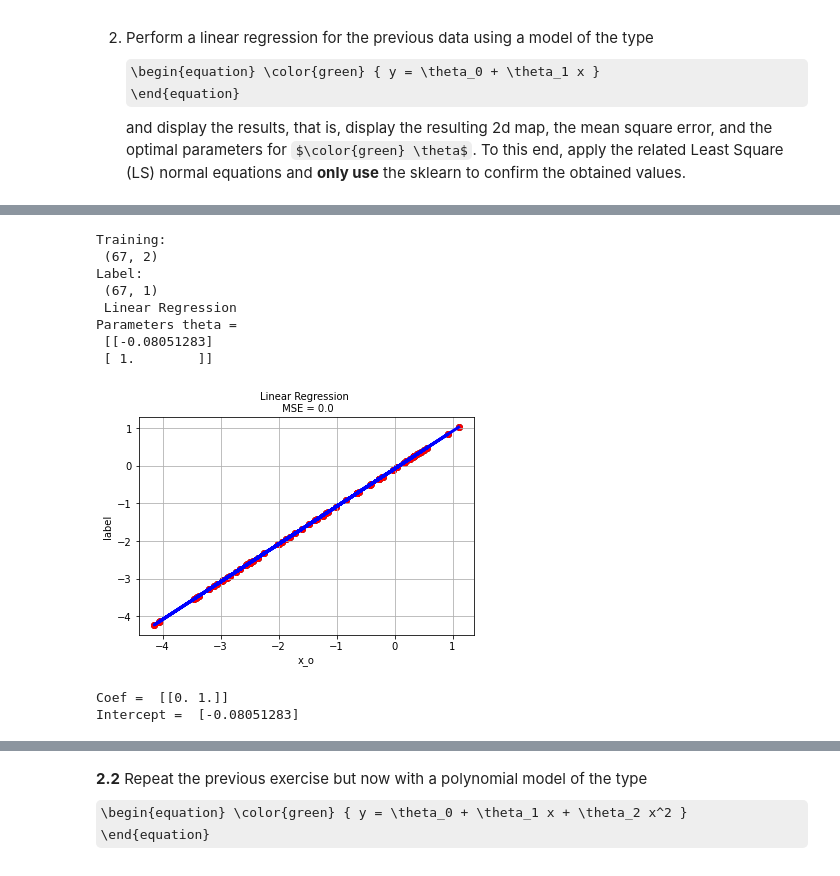
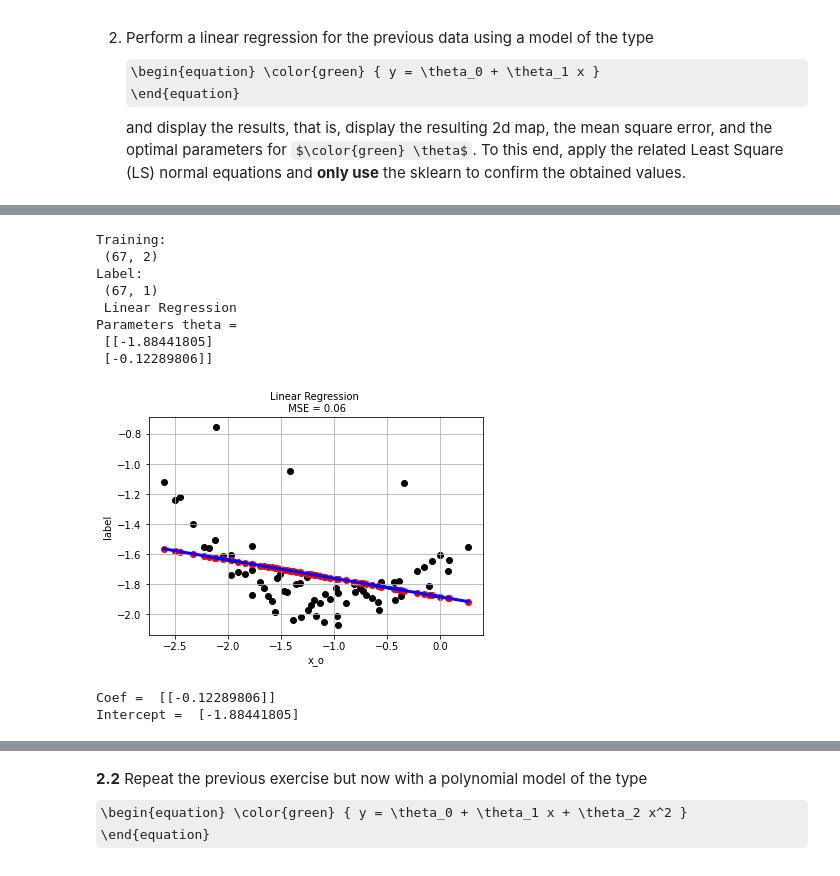
Before and after one commit to FilippoComastri/Project_ML1, a Jupyter notebook: ML_project1.ipynb, the cells around one changed output, grey strips where cells are left out. Saved outputs shown, nothing was run; the diff lists cells and outputs as text; code cells hidden in the pictures; some formulas as TeX source.

Commit message:
linear regression

```diff
--- a/ML_project1.ipynb
+++ b/ML_project1.ipynb
@@ -419,8 +415,6 @@ and display the results, that is, display the resulting 2d map, the mean square
 # Part 2.1.1
 
 Lidar_range = df.iloc[:, np.arange(5,365,1)].values
-
-
 
 #Build the cloud points in 2D plan
 x_o, y_o = [], []
@@ -428,14 +422,19 @@ angle = np.linspace(-179, 180, num=360)
 
 t=5*10   # t = 5 sec * 1/sample_time
 
+print(Lidar_range[t])
+print(range(len(Lidar_range[t])))
+print(Lidar_range[t][279])
+print(angle[279])
+
 for i in range(len(Lidar_range[t])):
   if Lidar_range[t][i] > 0:
-    x_o.append(x_time[t]+Lidar_range[t][i]*np.cos(angle[i]))
-    y_o.append(y_time[t]+Lidar_range[t][i]*np.sin(angle[i]))
-
+    x_o.append(x_time[t]+Lidar_range[t][i]*np.cos(angle[i]*math.pi/180))
+    y_o.append(y_time[t]+Lidar_range[t][i]*np.sin(angle[i]*math.pi/180))
 
 plt.figure()
 plt.scatter(x_o, y_o, color='b')
+plt.scatter(x_time[t], y_time[t], color='r')
 plt.title('Cloud points t=5s')
 plt.ylabel('y_o')
 plt.xlabel('x_o')
@@ -445,22 +461,21 @@ plt.grid();
 # %%
-# Linear regression for x_o
+# Part 2.1.2
+
+# Linear regression
 
 import numpy as np
 from scipy import linalg
 from sklearn.metrics import mean_squared_error
 import matplotlib.pyplot as plt
 
-x = df["x"].values
+x_o_mat = np.array(x_o).reshape(len(x_o),1)
 
 #Create X matrix with ones
 X = np.ones((len(x_o), 1), dtype=float)
-X = np.concatenate((X, np.array(x_o).reshape(len(x_o),1)), axis = 1)
+X = np.concatenate((X, x_o_mat), axis = 1)
 #Create Y matrix
-Y=[]
-for i in range(len(Lidar_range[t])):
-  if Lidar_range[t][i] > 0:
-    Y.append(x[t]+Lidar_range[t][i]*np.cos(angle[i]))
-Y = np.array(Y).reshape(len(Y),1)
+
+Y = np.array(y_o).reshape(len(y_o),1)
 
 print("Training:\n", X.shape)
 print("Label:\n", Y.shape)
@@ -482,36 +497,36 @@ Y_predict = X @ theta
 
 #Model's error
 MSE = mean_squared_error(Y, Y_predict)
 
 ### Plot
 plt.scatter(x_o, Y, color="black")
 plt.scatter(x_o,Y_predict,color="red")
 plt.plot(x_o, Y_predict,  color="blue", linewidth=3)
 plt.grid()
 
 title = 'MSE = {}'.format(round(MSE,2))
 plt.title("Linear Regression \n " + title, fontsize=10)
 plt.xlabel('x_o')
 plt.ylabel('label')
 plt.show()
 
 
 # Using sklearn
 from sklearn import linear_model
 from sklearn.metrics import mean_squared_error, r2_score
 model = linear_model.LinearRegression()
-model.fit(X, Y)
+model.fit(x_o_mat, Y)
 print("Coef = ", model.coef_)
 print("Intercept = ", model.intercept_)
 # %% [output]
 Training:
  (67, 2)
 Label:
  (67, 1)
  Linear Regression
 Parameters theta =
- [[-0.08051283]
- [ 1.        ]]
+ [[-1.88441805]
+ [-0.12289806]]
-[figure, old version]
+[figure, new version]
-Coef =  [[0. 1.]]
-Intercept =  [-0.08051283]
+Coef =  [[-0.12289806]]
+Intercept =  [-1.88441805]
```
Also changed, not shown: parts of 11 cells of this notebook.
